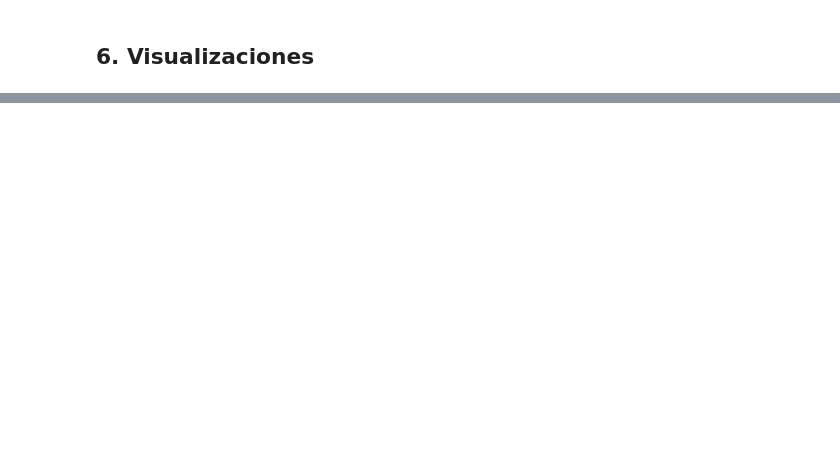
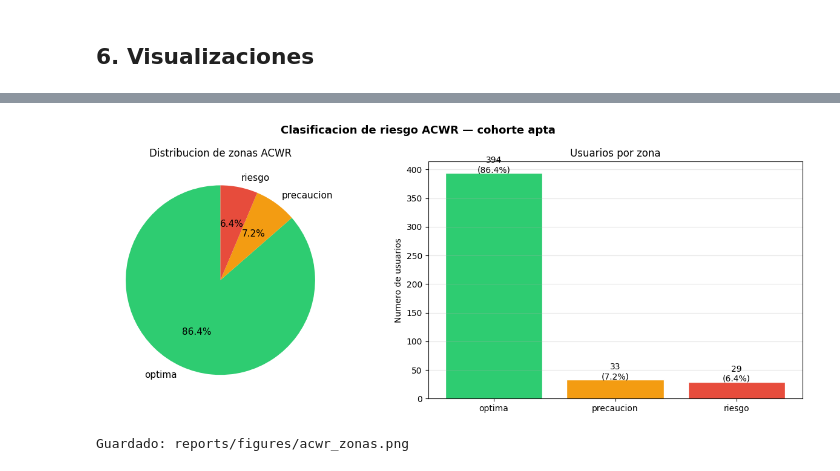
Before and after one commit to IsmailJniah/Runai, a Jupyter notebook: notebooks/07_acwr_analysis.ipynb, the cells around one changed output, grey strips where cells are left out. Saved outputs shown, nothing was run; the diff lists cells and outputs as text; code cells hidden in the pictures; blank space fills up the shorter version.

```diff
--- a/notebooks/07_acwr_analysis.ipynb
+++ b/notebooks/07_acwr_analysis.ipynb
@@ -79,18 +95,20 @@ print(f'TRIMP predicho — media={df.trimp_pred.mean():.2f}, std={df.trimp_pred.
 
 Solo usuarios con historial temporal suficiente para calcular la ventana crónica de 28 días.
 # %%
-# Usar filter_eligible_users de src.acwr (cohorte >= 28 días)
-df_cohort, span_stats = filter_eligible_users(df, date_col='date', user_col='userId')
+# Las fechas del dataset son relativas (timestamps dentro de sesión)
+# Se asignan fechas sintéticas secuenciales por usuario para el ACWR
+df_sorted = df.sort_values(['userId', 'date']).copy()
+df_sorted['date_synthetic'] = df_sorted.groupby('userId').cumcount()
+df_sorted['date'] = pd.to_datetime('2020-01-01') + pd.to_timedelta(df_sorted['date_synthetic'], unit='D')
 
-n_total = span_stats['userId'].nunique()
+# Cohorte: usuarios con ≥ 28 sesiones (proxy de 28 días continuos)
+session_counts = df_sorted.groupby('userId').size()
+eligible_users = session_counts[session_counts >= 28].index
+df_cohort = df_sorted[df_sorted['userId'].isin(eligible_users)].copy()
+
+n_total = df_sorted['userId'].nunique()
 n_eligible = df_cohort['userId'].nunique()
-n_excluded = n_total - n_eligible
-
 print(f'Usuarios totales   : {n_total:,}')
-print(f'Aptos (span>=28d)  : {n_eligible:,}  ({100*n_eligible/n_total:.1f}%)')
-print(f'Excluidos          : {n_excluded:,}  ({100*n_excluded/n_total:.1f}%)')
+print(f'Aptos (≥28 sesiones): {n_eligible:,}  ({100*n_eligible/n_total:.1f}%)')
 print(f'Sesiones en cohorte: {len(df_cohort):,}')
-
-# Cobertura sobre cohorte total
-pct_cobertura = 100 * n_eligible / n_total
-print(f'\nCobertura ACWR sobre cohorte total: {pct_cobertura:.1f}%')
+print(f'\nNota: fechas sintéticas (1 sesión = 1 día) — timestamps FitRec son relativos')
@@ -97,13 +121,10 @@ print(f'\nCobertura ACWR sobre cohorte total: {pct_cobertura:.1f}%')
 # %% [markdown]
 ## 3. Cálculo del ACWR por usuario
 # %%
-# Calcular ACWR usando src.acwr (media 7d / media 28d — Gabbett 2016)
-# La columna trimp_pred debe estar en df_cohort
-df_cohort_acwr = df_cohort.copy()
-df_cohort_acwr = df_cohort_acwr.rename(columns={'trimp_pred': 'trimp'})
-
+# ACWR sobre TRIMP real de Banister (columna 'trimp' del parquet)
+# Nota: en producción se usaría trimp_pred del modelo
 acwr_df = compute_acwr_all_users(
-    df_cohort_acwr,
+    df_cohort,
     date_col='date',
     trimp_col='trimp',
     user_col='userId',
@@ -180,35 +240,38 @@ print('Guardado: reports/figures/acwr_distribucion.png')
 # %%
 # Grafico de zonas
-zone_order = ['Sweet spot', 'Precaucion', 'Riesgo elevado']
+zone_order = ['optima', 'precaucion', 'riesgo']
 zone_counts_ordered = [zone_counts.get(z, 0) for z in zone_order]
 zone_colors = ['#2ecc71', '#f39c12', '#e74c3c']
 
 fig, axes = plt.subplots(1, 2, figsize=(13, 5))
 
 # Pie chart
 wedges, texts, autotexts = axes[0].pie(
     zone_counts_ordered, labels=zone_order, colors=zone_colors,
     autopct='%1.1f%%', startangle=90,
     textprops={'fontsize': 11}
 )
 axes[0].set_title('Distribucion de zonas ACWR', fontsize=12)
 
 # Bar chart
 bars = axes[1].bar(zone_order, zone_counts_ordered,
                    color=zone_colors, edgecolor='white')
 for bar, n in zip(bars, zone_counts_ordered):
     pct = 100 * n / sum(zone_counts_ordered)
     axes[1].text(bar.get_x() + bar.get_width()/2, bar.get_height() + 1,
                  f'{n}\n({pct:.1f}%)', ha='center', fontsize=10)
 axes[1].set_title('Usuarios por zona', fontsize=12)
 axes[1].set_ylabel('Numero de usuarios')
 axes[1].grid(axis='y', alpha=0.3)
 
 plt.suptitle('Clasificacion de riesgo ACWR — cohorte apta', fontsize=13, fontweight='bold')
 plt.tight_layout()
 plt.savefig(FIG_DIR / 'acwr_zonas.png', dpi=150, bbox_inches='tight')
 plt.show()
 print('Guardado: reports/figures/acwr_zonas.png')
+# %% [output]
+[figure, added]
+Guardado: reports/figures/acwr_zonas.png
 # %%
 # Evolucion temporal del ACWR para 3 usuarios de ejemplo (uno por zona)
 sample_users = {}
```
Also changed, not shown: parts of 9 cells of this notebook, 2 other files.
